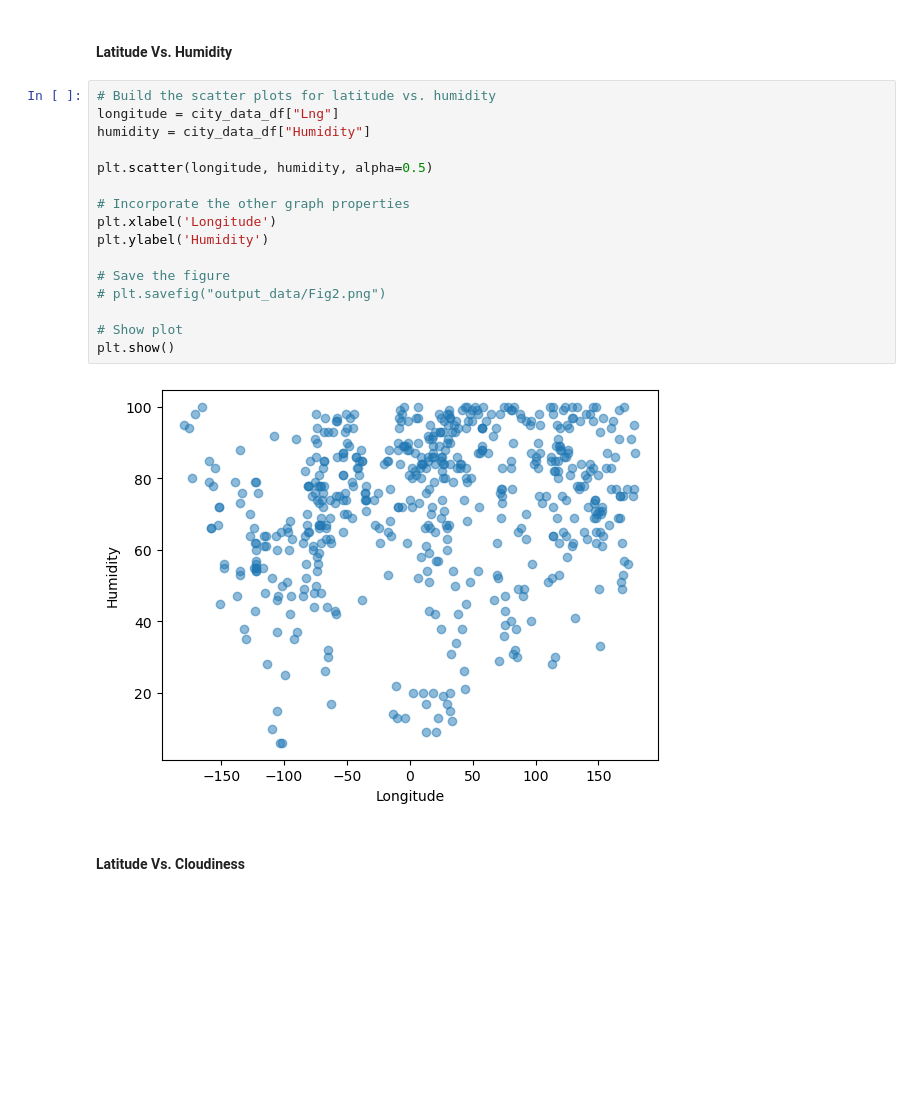
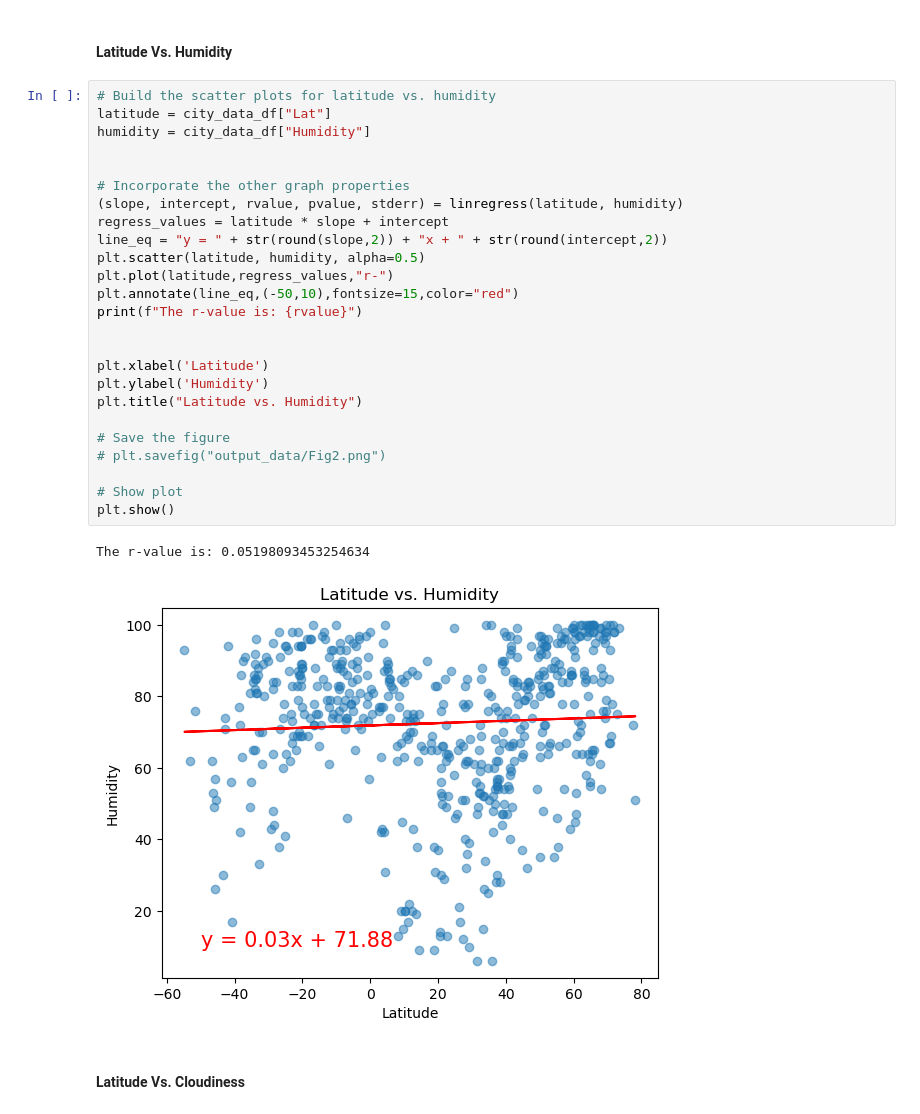
Before and after one commit to sameenshahzad/Python_API_Challenge, a Jupyter notebook: WeatherPy.ipynb, the cells around one changed output. Saved outputs shown, nothing was run; the diff lists cells and outputs as text; blank space fills up the shorter version.

```diff
--- a/WeatherPy.ipynb
+++ b/WeatherPy.ipynb
@@ -245,22 +252,32 @@ plt.show()
 #### Latitude Vs. Humidity
 # %%
 # Build the scatter plots for latitude vs. humidity
-longitude = city_data_df["Lng"]
+latitude = city_data_df["Lat"]
 humidity = city_data_df["Humidity"]
 
-plt.scatter(longitude, humidity, alpha=0.5)
 
 # Incorporate the other graph properties
-plt.xlabel('Longitude')
+(slope, intercept, rvalue, pvalue, stderr) = linregress(latitude, humidity)
+regress_values = latitude * slope + intercept
+line_eq = "y = " + str(round(slope,2)) + "x + " + str(round(intercept,2))
+plt.scatter(latitude, humidity, alpha=0.5)
+plt.plot(latitude,regress_values,"r-")
+plt.annotate(line_eq,(-50,10),fontsize=15,color="red")
+print(f"The r-value is: {rvalue}")
+
+
+plt.xlabel('Latitude')
 plt.ylabel('Humidity')
+plt.title("Latitude vs. Humidity")
 
 # Save the figure
 # plt.savefig("output_data/Fig2.png")
 
 # Show plot
 plt.show()
 # %% [output]
+The r-value is: 0.05198093453254634
-[figure, old version]
+[figure, new version]
 # %% [markdown]
 #### Latitude Vs. Cloudiness
 # %%
```
Also changed, not shown: parts of 4 cells of this notebook.
